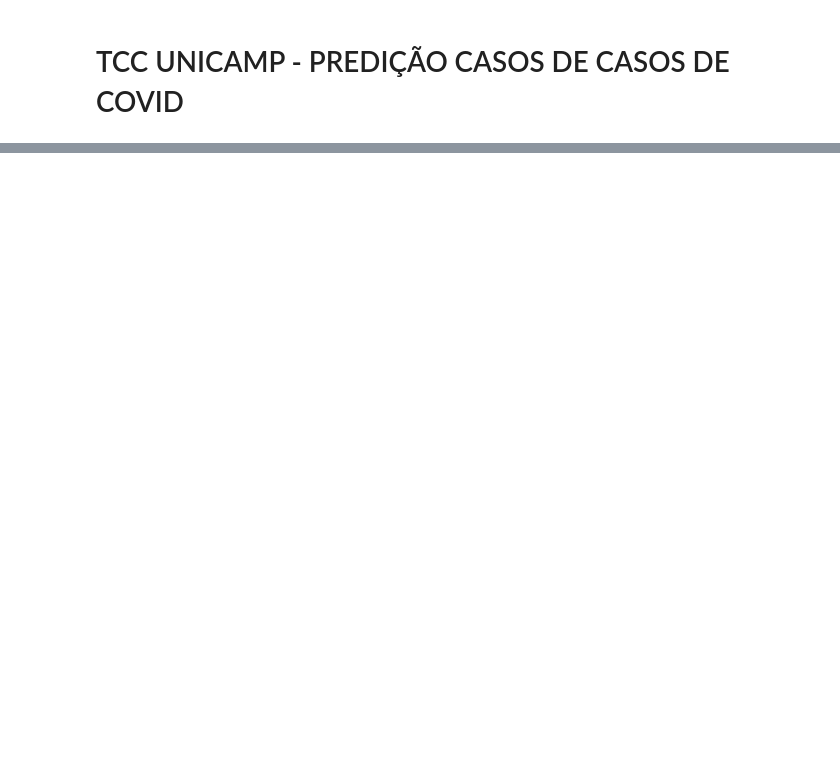
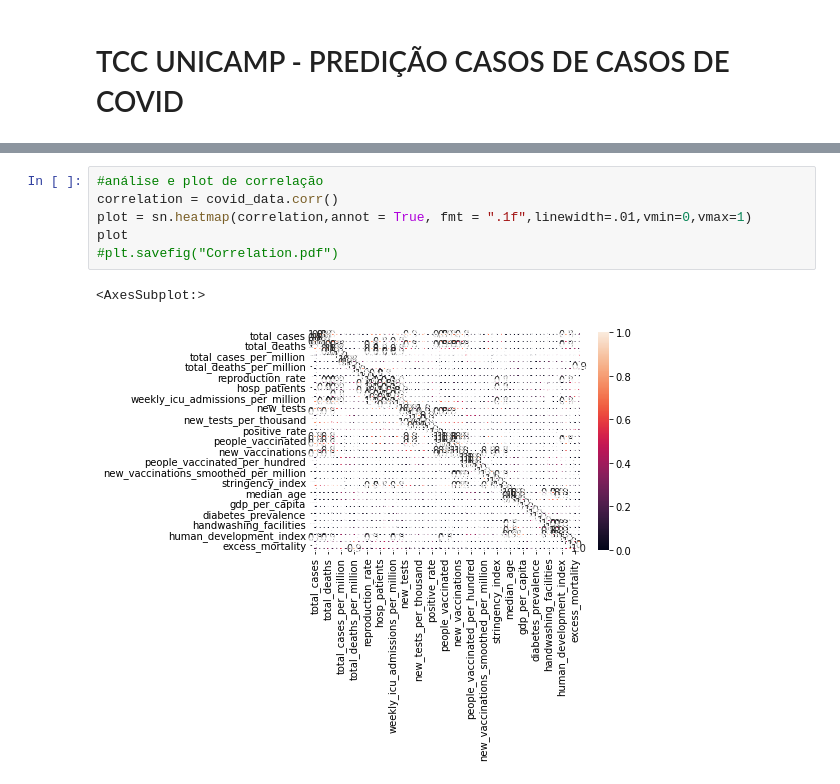
Before and after one commit to joanlima94/TCC-Unicamp, a Jupyter notebook: Notebook-Tcc.ipynb, the cells around one changed output, grey strips where cells are left out. Drawn from its saved outputs; the diff is of its cells as text; blank space fills up the shorter version.

Commit message:
Update correlation

```diff
--- a/Notebook-Tcc.ipynb
+++ b/Notebook-Tcc.ipynb
@@ -15,0 +32,9 @@ covid_data.head()
+# %%
+#análise e plot de correlação
+correlation = covid_data.corr()
+plot = sn.heatmap(correlation,annot = True, fmt = ".1f",linewidth=.01,vmin=0,vmax=1)
+plot
+#plt.savefig("Correlation.pdf")
+# %% [output]
+<AxesSubplot:>
+[figure, added]
```
Also changed, not shown: parts of 4 cells of this notebook, 2 other files.
